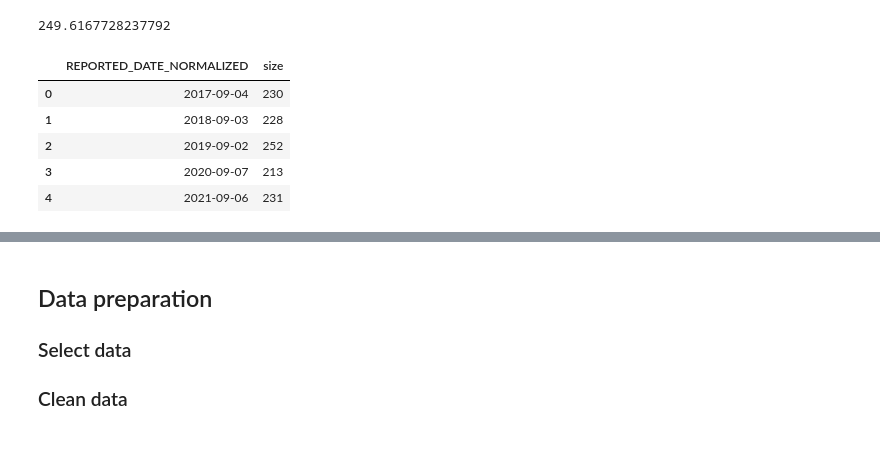
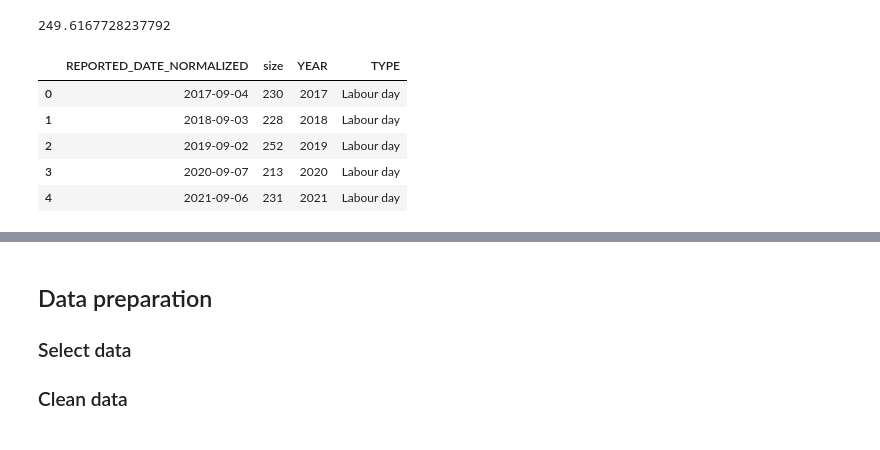
Before and after one commit to KolmschateS/poc-crime, a Jupyter notebook: labour-day-analyse.ipynb, the cells around one changed output, grey strips where cells are left out. Cells and saved outputs as stored; diff of their text form; code cells hidden in the pictures.

```diff
--- a/labour-day-analyse.ipynb
+++ b/labour-day-analyse.ipynb
@@ -191,11 +191,13 @@ j1_mean_crime_mean
 249.6167728237792
 # %%
 j1_labour_crime_count = labourday_crime_df.groupby("REPORTED_DATE_NORMALIZED", as_index=False).size()
+j1_labour_crime_count["YEAR"] = j1_labour_crime_count["REPORTED_DATE_NORMALIZED"].dt.year
+j1_labour_crime_count["TYPE"] = "Labour day"
 j1_labour_crime_count
 # %% [output]
-|  | REPORTED_DATE_NORMALIZED | size |
-| 0 | 2017-09-04 | 230 |
-| 1 | 2018-09-03 | 228 |
-| 2 | 2019-09-02 | 252 |
-| 3 | 2020-09-07 | 213 |
-| 4 | 2021-09-06 | 231 |
+|  | REPORTED_DATE_NORMALIZED | size | YEAR | TYPE |
+| 0 | 2017-09-04 | 230 | 2017 | Labour day |
+| 1 | 2018-09-03 | 228 | 2018 | Labour day |
+| 2 | 2019-09-02 | 252 | 2019 | Labour day |
+| 3 | 2020-09-07 | 213 | 2020 | Labour day |
+| 4 | 2021-09-06 | 231 | 2021 | Labour day |
```
Also changed, not shown: parts of 12 cells of this notebook.
